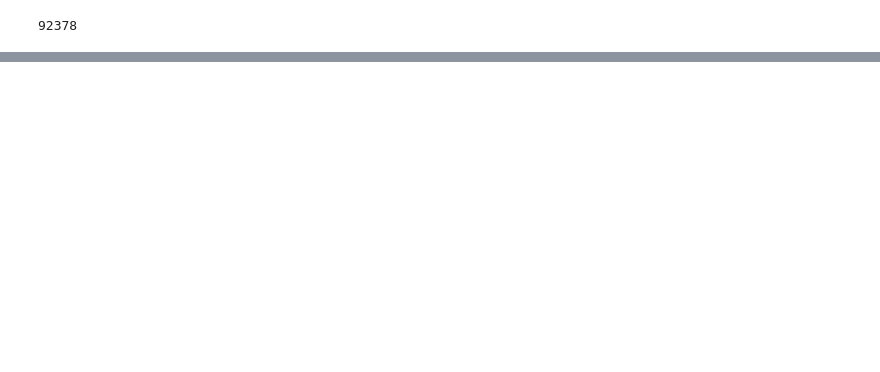
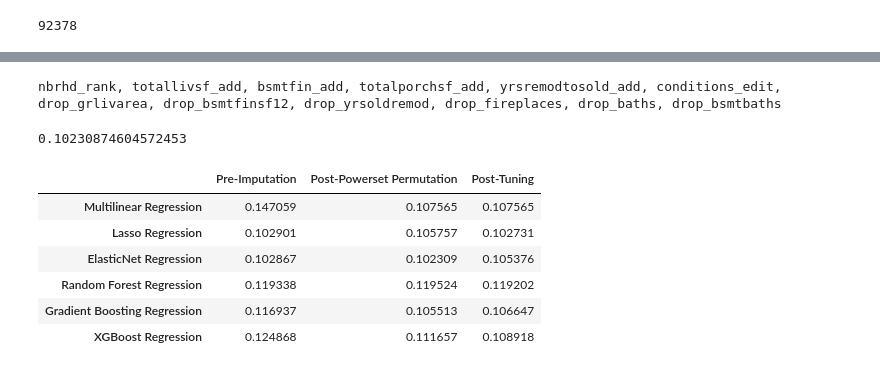
Before and after one commit to tdchoi7/ML_Project_Self, a Jupyter notebook: 3a_Adding_New_Cols_CPU_WORKING.ipynb, the cells around one changed output, grey strips where cells are left out. Cells and saved outputs as stored; diff of their text form; code cells hidden in the pictures; blank space fills up the shorter version.

```diff
--- a/3a_Adding_New_Cols_CPU_WORKING.ipynb
+++ b/3a_Adding_New_Cols_CPU_WORKING.ipynb
@@ -272,0 +512,28 @@ for k_1 in funcs_scores:
+# %%
+key_for_min = min(funcs_scores_3[1], key=funcs_scores_3[1].get)
+print(key_for_min)
+funcs_scores_3[1][key_for_min]
+# %% [output]
+nbrhd_rank, totallivsf_add, bsmtfin_add, totalporchsf_add, yrsremodtosold_add, conditions_edit, drop_grlivarea, drop_bsmtfinsf12, drop_yrsoldremod, drop_fireplaces, drop_baths, drop_bsmtbaths
+0.10230874604572453
+# %%
+import pandas as pd
+# Creating table from scores
+table_dict = {'Multilinear Regression': [0.147059, 0.10756456668916925, 0.107565],
+              'Lasso Regression': [0.102901, 0.10575729879865925, 0.102731],
+              'ElasticNet Regression': [0.102867, 0.10230874604572453, 0.105376],
+              'Random Forest Regression': [0.119338, 0.1195239824845733, 0.119202],
+              'Gradient Boosting Regression': [0.116937, 0.10551272909930831, 0.106647],
+              'XGBoost Regression': [0.124868, 0.11165721497287279, 0.108918]}
+
+pd.DataFrame.from_dict(table_dict, orient='index', columns=['Pre-Imputation',
+                                                            'Post-Powerset Permutation',
+                                                            'Post-Tuning'])
+# %% [output]
+|  | Pre-Imputation | Post-Powerset Permutation | Post-Tuning |
+| Multilinear Regression | 0.147059 | 0.107565 | 0.107565 |
+| Lasso Regression | 0.102901 | 0.105757 | 0.102731 |
+| ElasticNet Regression | 0.102867 | 0.102309 | 0.105376 |
+| Random Forest Regression | 0.119338 | 0.119524 | 0.119202 |
+| Gradient Boosting Regression | 0.116937 | 0.105513 | 0.106647 |
+| XGBoost Regression | 0.124868 | 0.111657 | 0.108918 |
```
Also changed, not shown: parts of 18 cells of this notebook, 23 other files.
